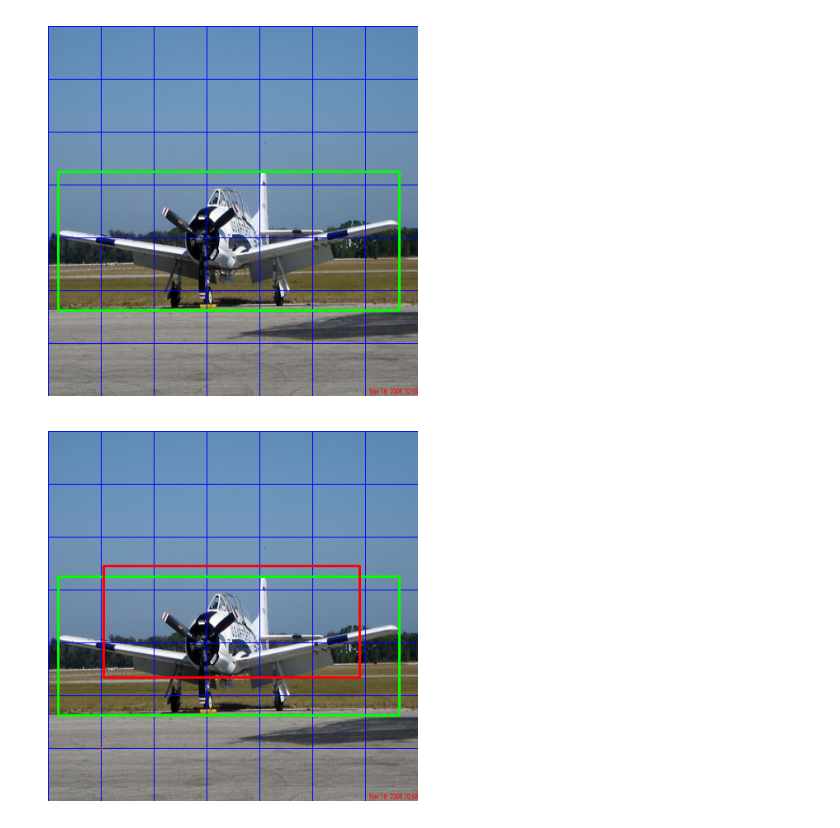
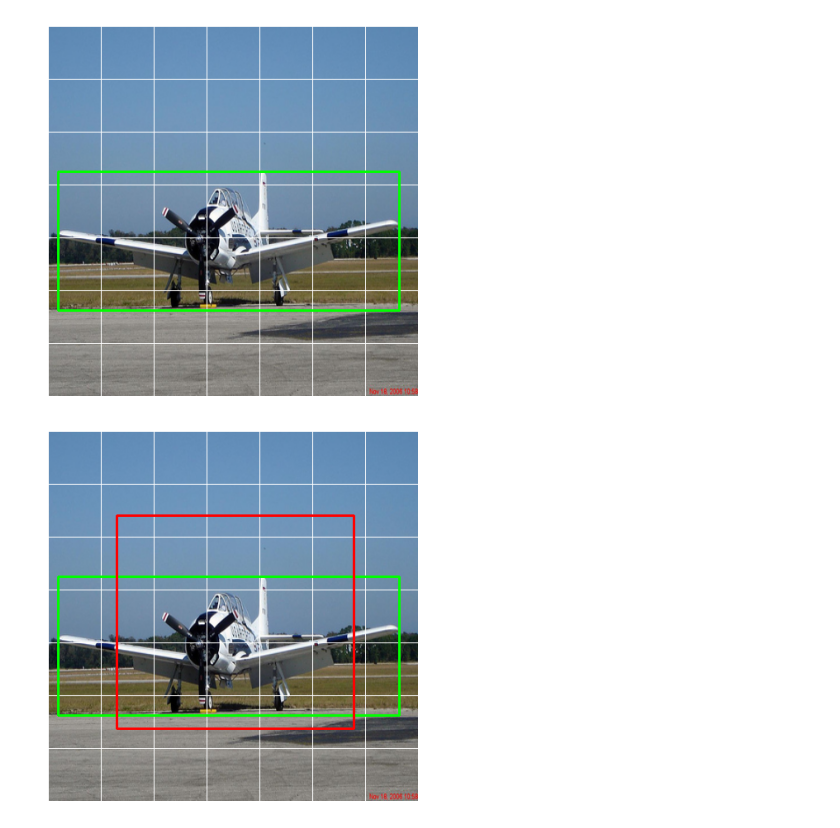
Before and after one commit to mateuszk098/neural-nets, a Jupyter notebook: src/cvnets/yolov1/infer.ipynb, the cells around one changed output. Cells and saved outputs as stored; diff of their text form; code cells hidden in the pictures.

```diff
--- a/src/cvnets/yolov1/infer.ipynb
+++ b/src/cvnets/yolov1/infer.ipynb
@@ -36,7 +37,9 @@ with torch.inference_mode():
 cell_size = imgsz // S
 for i in range(S):
     for j in range(S):
-        cv.rectangle(image, (j * cell_size, i * cell_size), ((j + 1) * cell_size, (i + 1) * cell_size), (0, 0, 255), 1)
+        cv.rectangle(
+            image, (j * cell_size, i * cell_size), ((j + 1) * cell_size, (i + 1) * cell_size), (255, 255, 255), 1
+        )
 
 for bbox in bboxes:
     cv.rectangle(image, (int(bbox[0]), int(bbox[1])), (int(bbox[2]), int(bbox[3])), (0, 255, 0), 2)
@@ -45,9 +48,9 @@ plt.imshow(image)
 plt.axis("off")
 plt.show()
 # %% [output]
-[figure, old version]
+[figure, new version]
 # %%
-def decode_yolo_output(prediction: Tensor, imgsz: int, S: int, B: int, conf: float = 0.0):
+def decode_yolo_output(prediction: Tensor, imgsz: int, S: int, B: int) -> tuple[Tensor, Tensor, Tensor]:
     prediction = prediction.reshape(-1, S, S, 5 * B + C).clamp(0, 1)
     class_scores, class_ids = prediction[..., 5 * B :].max(dim=-1, keepdim=True)
 
@@ -57,19 +60,15 @@ def decode_yolo_output(prediction: Tensor, imgsz: int, S: int, B: int, conf: flo
 
     pred_bboxes = prediction[..., : 5 * B].reshape(-1, S, S, B, 5)
 
-    xyxys = (
-        torch.stack(
-            [
-                pred_bboxes[..., 0] / S + offset_x - 0.5 * pred_bboxes[..., 2].square(),
-                pred_bboxes[..., 1] / S + offset_y - 0.5 * pred_bboxes[..., 3].square(),
-                pred_bboxes[..., 0] / S + offset_x + 0.5 * pred_bboxes[..., 2].square(),
-                pred_bboxes[..., 1] / S + offset_y + 0.5 * pred_bboxes[..., 3].square(),
-            ],
-            dim=-1,
-        )
-        .mul(imgsz)
-        .round()
-    )
+    xyxys = torch.stack(
+        [
+            pred_bboxes[..., 0] / S + offset_x - 0.5 * pred_bboxes[..., 2].square(),
+            pred_bboxes[..., 1] / S + offset_y - 0.5 * pred_bboxes[..., 3].square(),
+            pred_bboxes[..., 0] / S + offset_x + 0.5 * pred_bboxes[..., 2].square(),
+            pred_bboxes[..., 1] / S + offset_y + 0.5 * pred_bboxes[..., 3].square(),
+        ],
+        dim=-1,
+    ).mul(imgsz)
     confs = pred_bboxes[..., 4] * class_scores
     class_ids = class_ids.repeat(1, 1, 1, B)
 
@@ -77,9 +76,7 @@ def decode_yolo_output(prediction: Tensor, imgsz: int, S: int, B: int, conf: flo
     confs = confs.reshape(-1, S * S * B)
     class_ids = class_ids.reshape(-1, S * S * B)
 
-    keep = confs > conf
-
-    return xyxys[keep], confs[keep], class_ids[keep]
+    return xyxys, confs, class_ids
 
 
-xyxys, confs, labels = decode_yolo_output(prediction, imgsz, S, B, 0.07)
+xyxys, confs, labels = decode_yolo_output(prediction, imgsz, S, B)
@@ -92,10 +83,21 @@ labels = labels[keep]
 # %%
+conf_mask = confs > 0.03
+xyxys = xyxys[conf_mask]
+confs = confs[conf_mask]
+labels = labels[conf_mask]
+
+keep = nms(xyxys, confs, iou_threshold=0.3)
+xyxys = xyxys[keep]
+confs = confs[keep]
+labels = labels[keep]
+
 img = image.copy()
+
 for bbox in xyxys.numpy():
     cv.rectangle(img, (int(bbox[0]), int(bbox[1])), (int(bbox[2]), int(bbox[3])), (255, 0, 0), 2)
 
 plt.imshow(img)
 plt.axis("off")
 plt.show()
 # %% [output]
-[figure, old version]
+[figure, new version]
```
Also changed, not shown: parts of 4 cells of this notebook, 5 other files.
